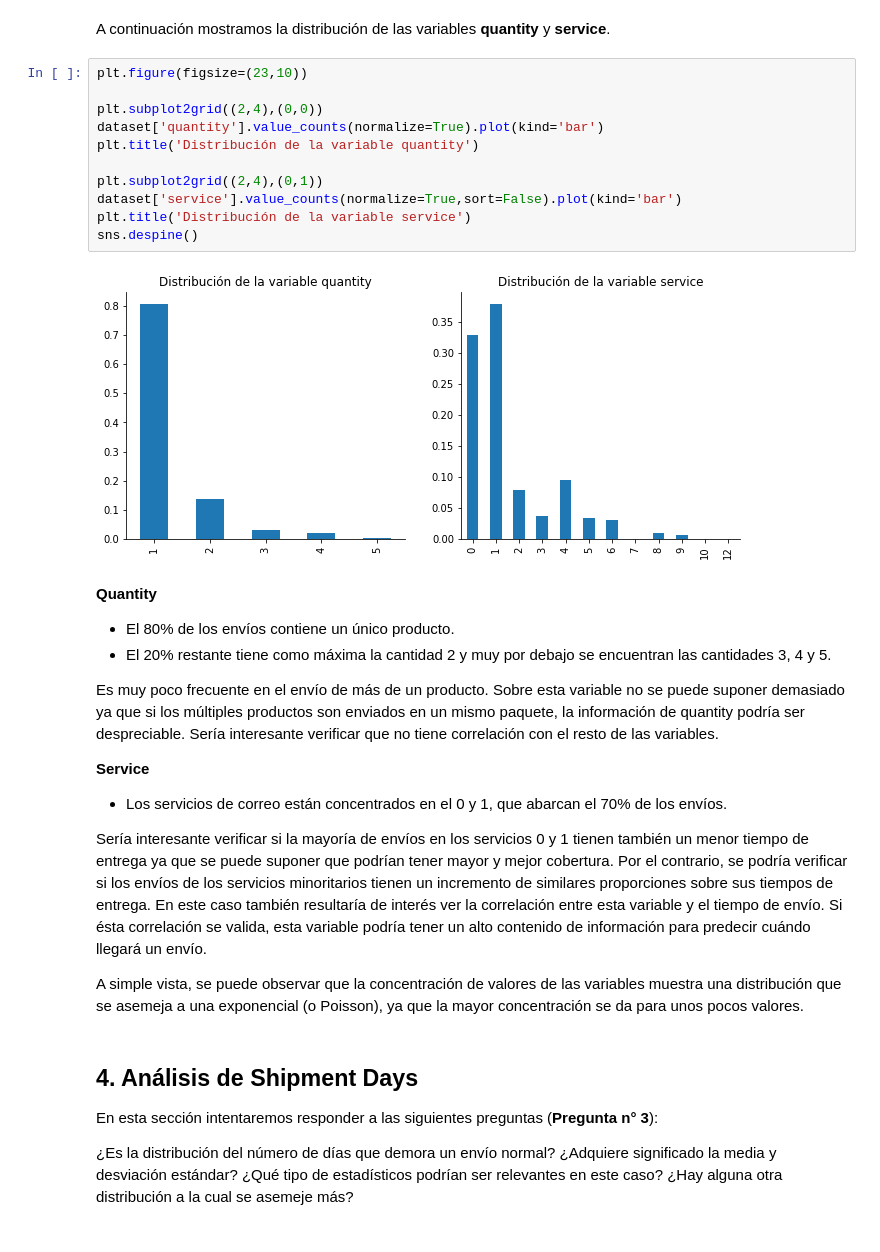
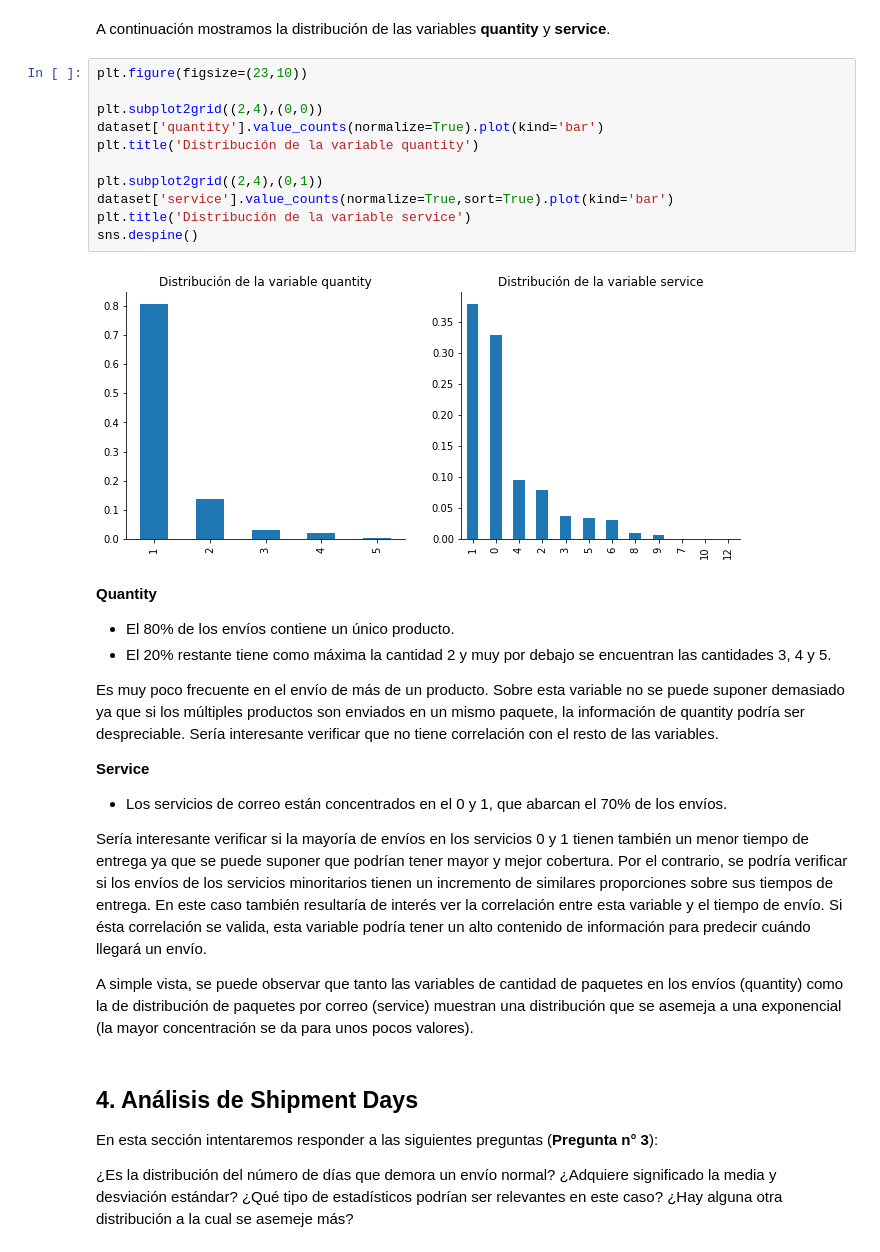
Before and after one commit to NSalina/diplodatos_2019, a Jupyter notebook: mentoria_envios/Practico1_AyV_Mentoria_cuando_llega.ipynb, the cells around one changed output. Drawn from its saved outputs; the diff is of its cells as text.

```diff
--- a/mentoria_envios/Practico1_AyV_Mentoria_cuando_llega.ipynb
+++ b/mentoria_envios/Practico1_AyV_Mentoria_cuando_llega.ipynb
@@ -613,16 +615,16 @@ A continuación mostramos la distribución de las variables **quantity** y **ser
 # %%
 plt.figure(figsize=(23,10))
 
 plt.subplot2grid((2,4),(0,0))
 dataset['quantity'].value_counts(normalize=True).plot(kind='bar')
 plt.title('Distribución de la variable quantity')
 
 plt.subplot2grid((2,4),(0,1))
-dataset['service'].value_counts(normalize=True,sort=False).plot(kind='bar')
+dataset['service'].value_counts(normalize=True,sort=True).plot(kind='bar')
 plt.title('Distribución de la variable service')
 sns.despine()
 # %% [output]
-[figure, old version]
+[figure, new version]
 # %% [markdown]
 **Quantity**
 
@@ -637,7 +639,7 @@ Es muy poco frecuente en el envío de más de un producto. Sobre esta variable n
 
 Sería interesante verificar si la mayoría de envíos en los servicios 0 y 1 tienen también un menor tiempo de entrega ya que se puede suponer que podrían tener mayor y mejor cobertura. Por el contrario, se podría verificar si los envíos de los servicios minoritarios tienen un incremento de similares proporciones sobre sus tiempos de entrega. En este caso también resultaría de interés ver la correlación entre esta variable y el tiempo de envío. Si ésta correlación se valida, esta variable podría tener un alto contenido de información para predecir cuándo llegará un envío.
 
-A simple vista, se puede observar que la concentración de valores de las variables muestra una distribución que se asemeja a una exponencial (o Poisson), ya que la mayor concentración se da para unos pocos valores.
+A simple vista, se puede observar que tanto las variables de cantidad de paquetes en los envíos (quantity) como la de distribución de paquetes por correo (service) muestran una distribución que se asemeja a una exponencial (la mayor concentración se da para unos pocos valores).
 # %% [markdown]
 ## 4. Análisis de Shipment Days
 
```
Also changed, not shown: parts of 1 cell of this notebook.
